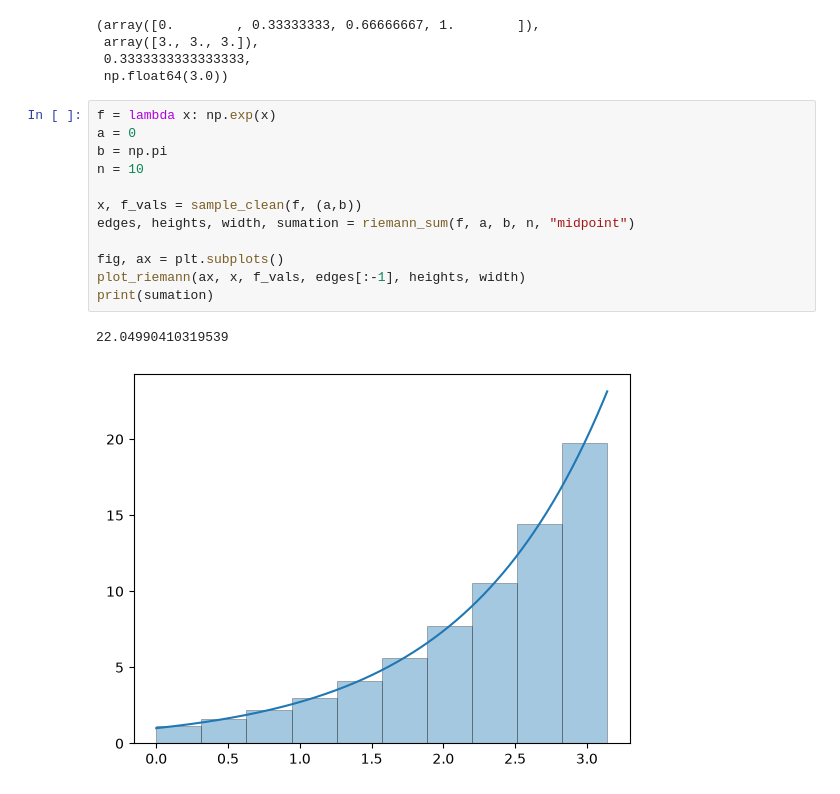
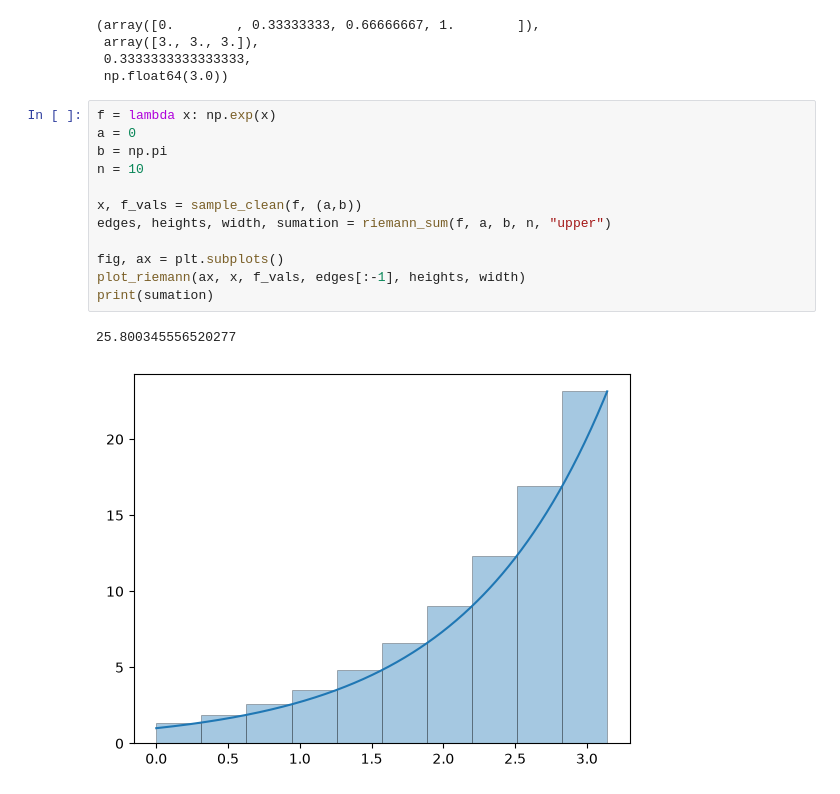
Before and after one commit to craftedbydoing/calculus-visualisation-package, a Jupyter notebook: notebooks/05_integration.ipynb, the cells around one changed output. Drawn from its saved outputs; the diff is of its cells as text.

```diff
--- a/notebooks/05_integration.ipynb
+++ b/notebooks/05_integration.ipynb
@@ -24,18 +24,18 @@ riemann_sum(f, a, b, n)
 # %%
 f = lambda x: np.exp(x)
 a = 0
 b = np.pi
 n = 10
 
 x, f_vals = sample_clean(f, (a,b))
-edges, heights, width, sumation = riemann_sum(f, a, b, n, "midpoint")
+edges, heights, width, sumation = riemann_sum(f, a, b, n, "upper")
 
 fig, ax = plt.subplots()
 plot_riemann(ax, x, f_vals, edges[:-1], heights, width)
 print(sumation)
 # %% [output]
-22.04990410319539
+25.800345556520277
-[figure, old version]
+[figure, new version]
 # %%
 %matplotlib widget
 riemann_visualisation()
```
Also changed, not shown: parts of 5 cells of this notebook, 3 other files.
